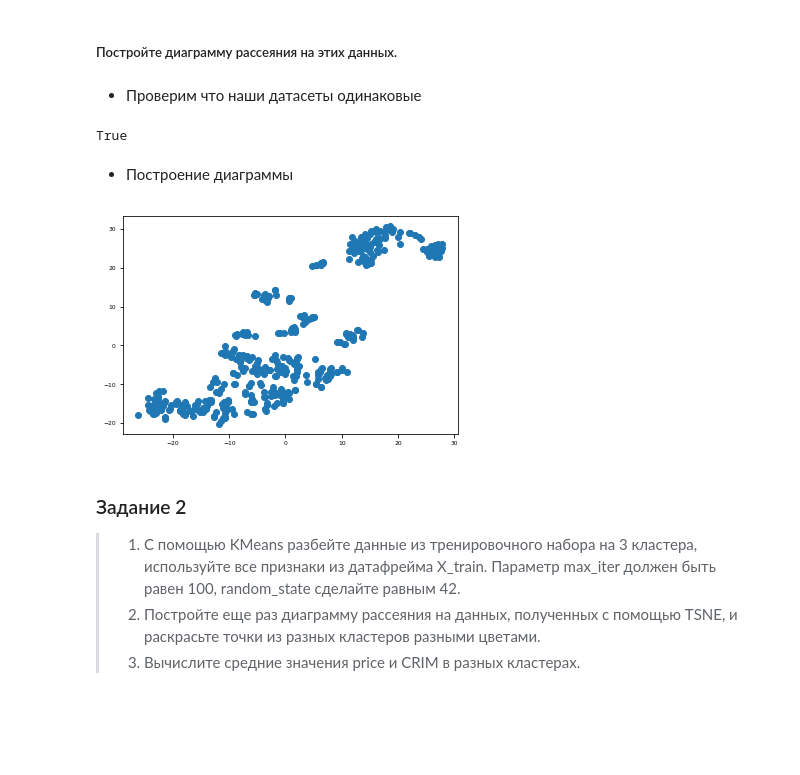
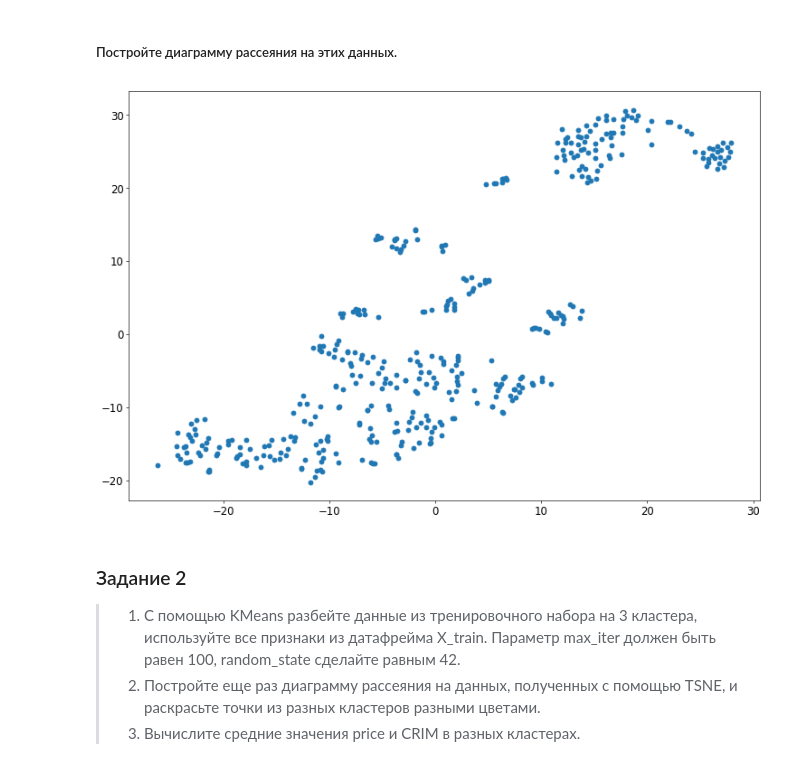
Before and after one commit to LuckyDima/Geekbrains_DB_0607, a Jupyter notebook: Data Science/Lesson8/Lesson8.ipynb, the cells around one changed output. Saved outputs shown, nothing was run; the diff lists cells and outputs as text; code cells hidden in the pictures; blank space fills up the shorter version.

```diff
--- a/Data Science/Lesson8/Lesson8.ipynb
+++ b/Data Science/Lesson8/Lesson8.ipynb
@@ -52,9 +52,9 @@ X_train.describe()
 | max | 88.976200 | 100.000000 | 27.740000 | 1.000000 | 0.871000 | 8.780000 | 100.000000 | 12.126500 | 24.000000 | 711.000000 | 22.000000 | ... |
 # %%
 
-fig = plt.subplots();
+fig = plt.subplots(figsize = (15,10), dpi = 60);
 
-plt.rcParams.update({'font.size': 6});
+plt.rcParams.update({'font.size': 14});
 
 plt.title('Распределение средних значений в датафрейме');
 plt.pie(X_train[X_train.columns.tolist()].mean(),
@@ -76,8 +76,8 @@ from sklearn.preprocessing import StandardScaler
 # %%
 ss = StandardScaler()
 
-X_train_scale = ss.fit_transform(X_train,y = None)
-X_test_scale = ss.fit_transform(X_train,y = None)
+X_train_scale = ss.fit_transform(X_train)
+X_test_scale = ss.transform(X_test)
 
 X_train_scale = pd.DataFrame(X_train_scale, columns = ds.feature_names)
 X_test_scale = pd.DataFrame(X_test_scale, columns = ds.feature_names)
@@ -94,20 +93,10 @@ X_test_scale_tsne = model_tsne.fit_transform(X_test_scale);
 # %% [markdown]
 ##### Постройте диаграмму рассеяния на этих данных.
-# %% [markdown]
-* Проверим что наши датасеты одинаковые
-# %%
-if X_train_scale_tsne.shape == X_test_scale_tsne.shape:
-    print(True)
-else:
-    print(False)
-# %% [output]
-True
-# %% [markdown]
-* Построение диаграммы
 # %%
+fig = plt.subplots(figsize = (15,10), dpi = 60);
 plt.scatter(X_train_scale_tsne[:,0],X_train_scale_tsne[:,1]);
 # %% [output]
-[figure, old version]
+[figure, new version]
 # %% [markdown]
 ### Задание 2
 > 1. С помощью KMeans разбейте данные из тренировочного набора на 3 кластера, используйте все признаки из датафрейма X_train. Параметр max_iter должен быть равен 100, random_state сделайте равным 42.
```
Also changed, not shown: parts of 12 cells of this notebook.
